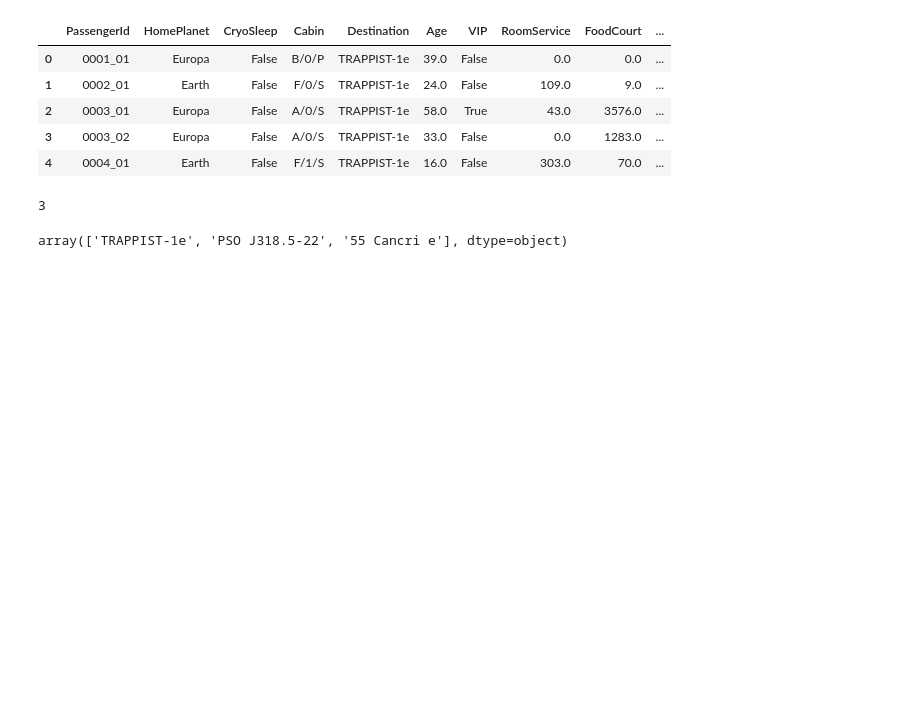
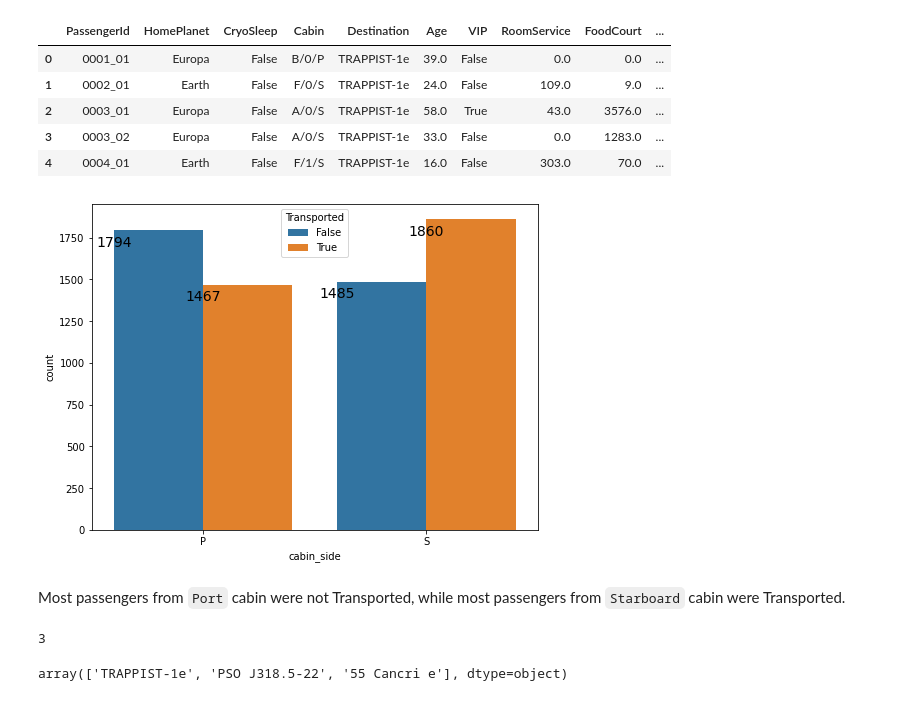
Before and after one commit to banerjeesoumya15/kaggle-works, a Jupyter notebook: spaceship-titanic.ipynb, the cells around one changed output. Cells and saved outputs as stored; diff of their text form; code cells hidden in the pictures; blank space fills up the shorter version.

```diff
--- a/spaceship-titanic.ipynb
+++ b/spaceship-titanic.ipynb
@@ -217,6 +261,12 @@ df.head()
 | 2 | 0003_01 | Europa | False | A/0/S | TRAPPIST-1e | 58.0 | True | 43.0 | 3576.0 | ... |
 | 3 | 0003_02 | Europa | False | A/0/S | TRAPPIST-1e | 33.0 | False | 0.0 | 1283.0 | ... |
 | 4 | 0004_01 | Earth | False | F/1/S | TRAPPIST-1e | 16.0 | False | 303.0 | 70.0 | ... |
+# %%
+annotate_bar('cabin_side')
+# %% [output]
+[figure, added]
+# %% [markdown]
+Most passengers from `Port` cabin were not Transported, while most passengers from `Starboard` cabin were Transported.
 # %%
 df['Destination'].nunique()
 # %% [output]
```
Also changed, not shown: parts of 42 cells of this notebook.
